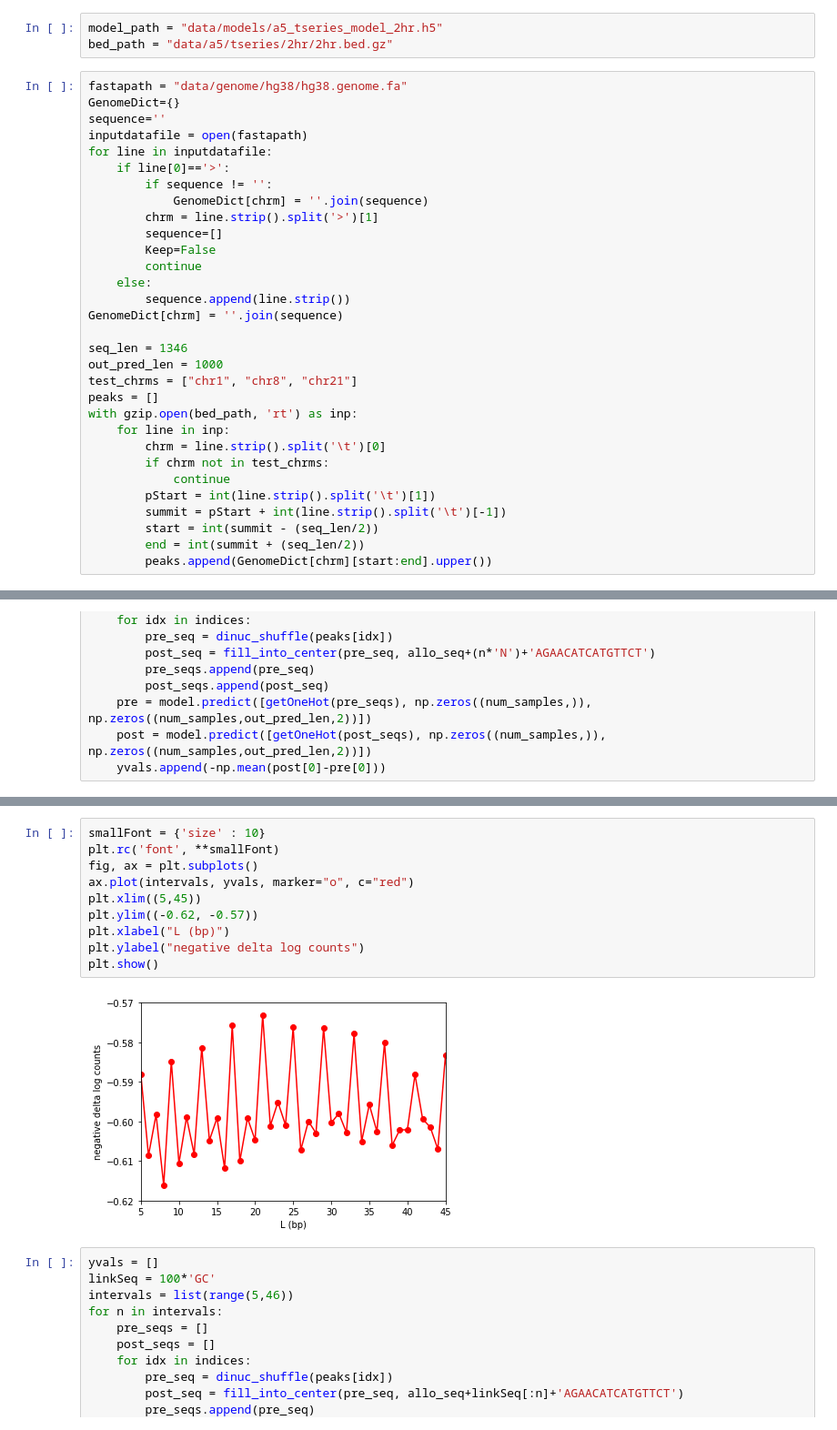
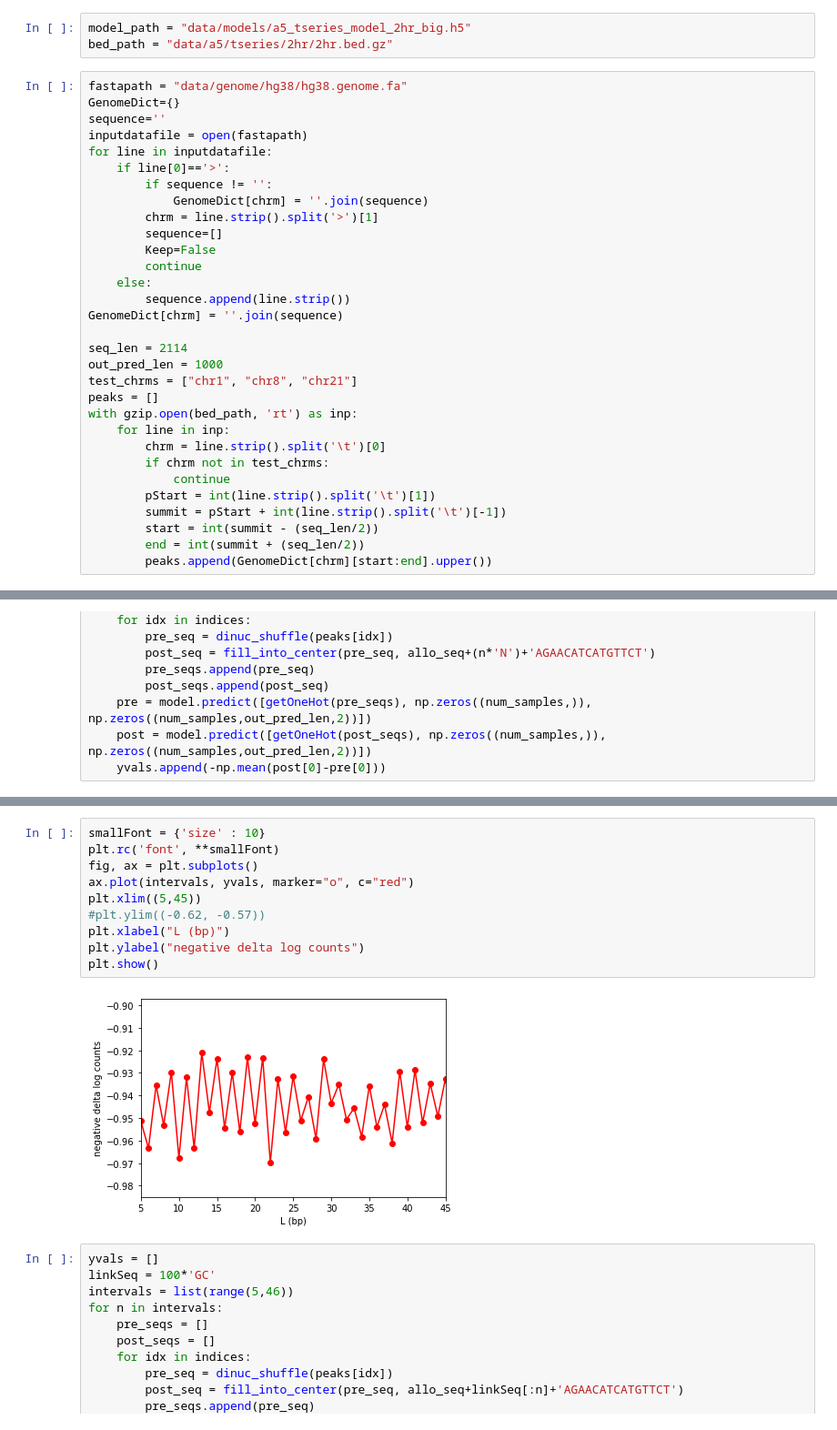
Before and after one commit to kundajelab/pho4, a Jupyter notebook: allostery_GR.ipynb, the cells around one changed output, grey strips where cells are left out. Shown at 91% size. Cells and saved outputs as stored; diff of their text form.

```diff
--- a/allostery_GR.ipynb
+++ b/allostery_GR.ipynb
@@ -23,7 +23,7 @@ from scipy.stats import spearmanr, pearsonr, gaussian_kde
 # %% [output]
 Using TensorFlow backend.
 # %%
-model_path = "data/models/a5_tseries_model_2hr.h5"
+model_path = "data/models/a5_tseries_model_2hr_big.h5"
 bed_path = "data/a5/tseries/2hr/2hr.bed.gz"
 # %%
 fastapath = "data/genome/hg38/hg38.genome.fa"
@@ -42,7 +42,7 @@ for line in inputdatafile:
         sequence.append(line.strip())
 GenomeDict[chrm] = ''.join(sequence)
 
-seq_len = 1346
+seq_len = 2114
 out_pred_len = 1000
 test_chrms = ["chr1", "chr8", "chr21"]
 peaks = []
@@ -211,15 +211,15 @@ plt.show()
 # %%
 smallFont = {'size' : 10}
 plt.rc('font', **smallFont)
 fig, ax = plt.subplots()
 ax.plot(intervals, yvals, marker="o", c="red")
 plt.xlim((5,45))
-plt.ylim((-0.62, -0.57))
+#plt.ylim((-0.62, -0.57))
 plt.xlabel("L (bp)")
 plt.ylabel("negative delta log counts")
 plt.show()
 # %% [output]
-[figure, old version]
+[figure, new version]
 # %%
 yvals = []
 linkSeq = 100*'GC'
```
Also changed, not shown: parts of 12 cells of this notebook, 2 other files.
